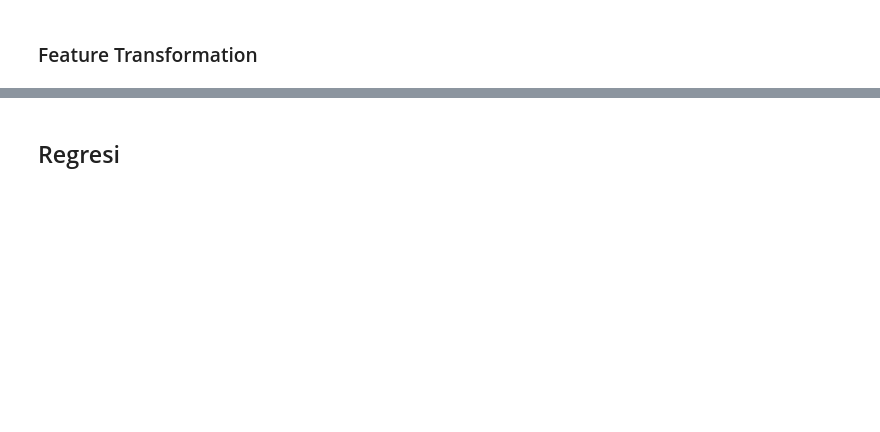
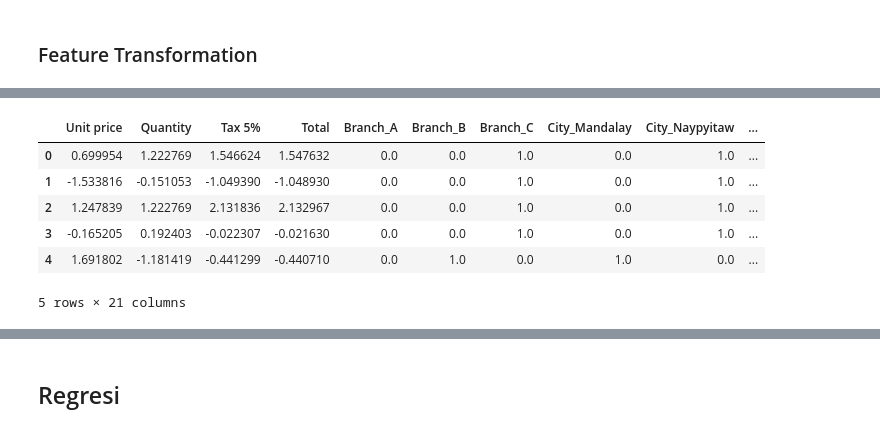
Before and after one commit to SulthanAbiyyu/mini-bootcamp-bcc-2023, a Jupyter notebook: day2.ipynb, the cells around one changed output, grey strips where cells are left out. Drawn from its saved outputs; the diff is of its cells as text; code cells hidden in the pictures; blank space fills up the shorter version.

```diff
--- a/day2.ipynb
+++ b/day2.ipynb
@@ -31,0 +125,8 @@ Berdasarkan task-nya
+# %%
+train_data = train.drop([label_regresi, label_klasifikasi], axis=1)
+train_label_regresi = train[label_regresi]
+train_label_klasifikasi = train[label_klasifikasi]
+
+test_data = test.drop([label_regresi, label_klasifikasi], axis=1)
+test_label_regresi = test[label_regresi]
+test_label_klasifikasi = test[label_klasifikasi]
@@ -33,0 +144,7 @@ Berdasarkan task-nya
+# %%
+from sklearn.preprocessing import StandardScaler
+
+scaler = StandardScaler()
+train_ss = train_data.copy()
+train_ss[kolom_numerik] = scaler.fit_transform(train[kolom_numerik])
+train_ss.head()
@@ -37,0 +213,3 @@ Berdasarkan task-nya
+# %%
+kolom_objek = train_ss.select_dtypes(include=np.object).columns.tolist()
+kolom_objek
@@ -37,0 +220,18 @@ Berdasarkan task-nya
+# %%
+from sklearn.preprocessing import OneHotEncoder
+
+ohe = OneHotEncoder()
+train_ohe = ohe.fit_transform(train_ss[kolom_objek]).toarray()
+train_ohe = pd.DataFrame(train_ohe, columns=ohe.get_feature_names_out())
+train_ss = train_ss.drop(kolom_objek, axis=1)
+train_ss = pd.concat([train_ss.reset_index(drop=True), train_ohe], axis=1)
+
+train_ss.head()
+# %% [output]
+|  | Unit price | Quantity | Tax 5% | Total | Branch_A | Branch_B | Branch_C | City_Mandalay | City_Naypyitaw | ... |
+| 0 | 0.699954 | 1.222769 | 1.546624 | 1.547632 | 0.0 | 0.0 | 1.0 | 0.0 | 1.0 | ... |
+| 1 | -1.533816 | -0.151053 | -1.049390 | -1.048930 | 0.0 | 0.0 | 1.0 | 0.0 | 1.0 | ... |
+| 2 | 1.247839 | 1.222769 | 2.131836 | 2.132967 | 0.0 | 0.0 | 1.0 | 0.0 | 1.0 | ... |
+| 3 | -0.165205 | 0.192403 | -0.022307 | -0.021630 | 0.0 | 0.0 | 1.0 | 0.0 | 1.0 | ... |
+| 4 | 1.691802 | -1.181419 | -0.441299 | -0.440710 | 0.0 | 1.0 | 0.0 | 1.0 | 0.0 | ... |
+5 rows × 21 columns
```
Also changed, not shown: parts of 48 cells of this notebook.
